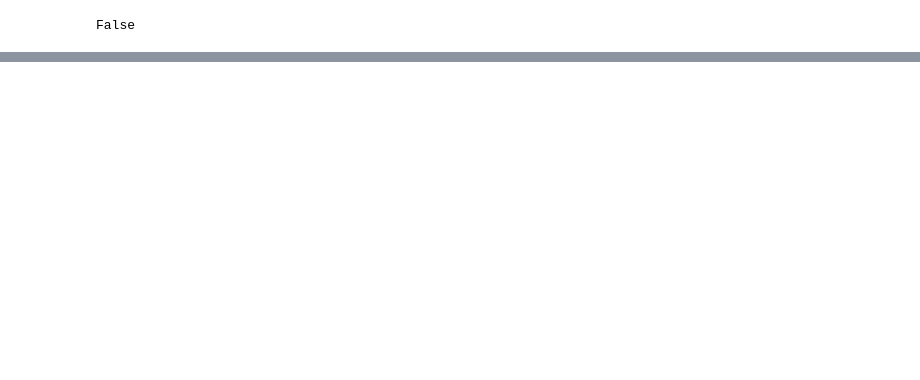
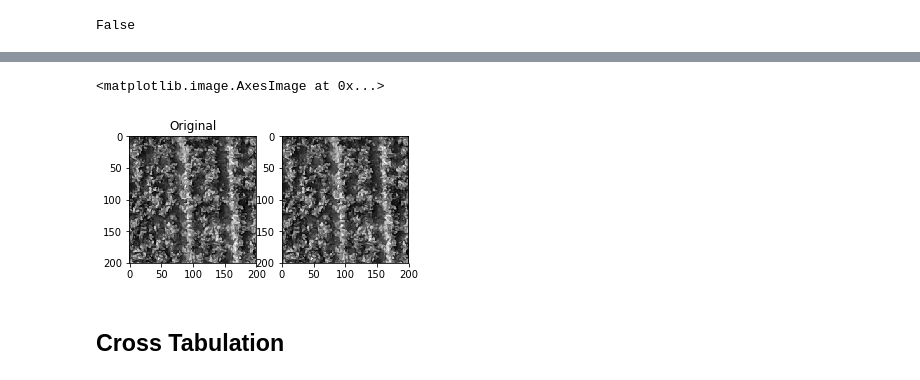
Before and after one commit to H-Reinarz/TextureSeg-Notebooks, a Jupyter notebook: test_lbp_correlation.ipynb, the cells around one changed output, grey strips where cells are left out. Cells and saved outputs as stored; diff of their text form; code cells hidden in the pictures; blank space fills up the shorter version.

```diff
--- a/test_lbp_correlation.ipynb
+++ b/test_lbp_correlation.ipynb
@@ -92,0 +156,12 @@ False
+# %%
+f, ax = plt.subplots(ncols=2, figsize=(5, 5))
+
+#ax.imshow(image)
+ax[0].imshow(clip)
+ax[0].set_title("Original")
+ax[1].imshow(np.abs(np.fft.ifft2(dft)))
+# %% [output]
+<matplotlib.image.AxesImage at 0x...>
+[figure, added]
+# %% [markdown]
+## Cross Tabulation
```
Also changed, not shown: parts of 18 cells of this notebook.
